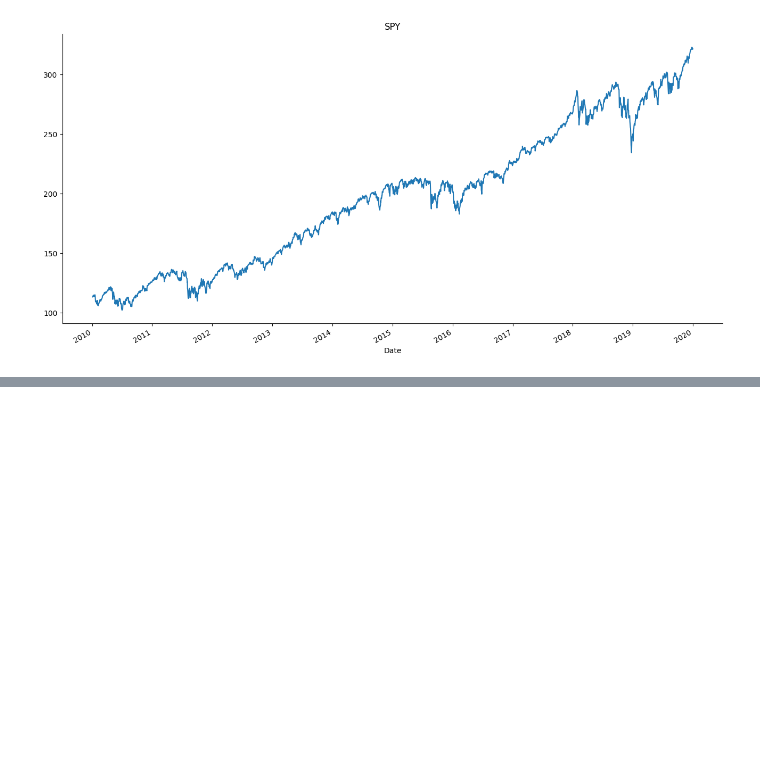
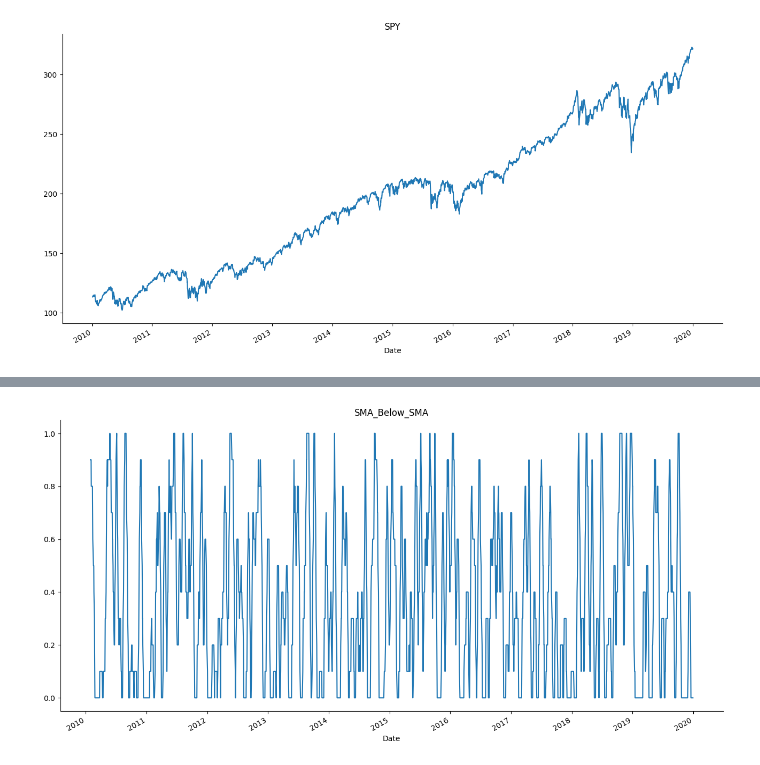
Before and after one commit to SimonaRoja/kevin, a Jupyter notebook: simple_moving_average.ipynb, the cells around one changed output, grey strips where cells are left out. Saved outputs shown, nothing was run; the diff lists cells and outputs as text; code cells hidden in the pictures; blank space fills up the shorter version.

```diff
--- a/simple_moving_average.ipynb
+++ b/simple_moving_average.ipynb
@@ -179,3 +191,4 @@ plt.gca().spines[['top', 'right']].set_visible(False)
 # %%
 # Create Simple Moving Average
 data['SMA'] = data[symbol].rolling(sma).mean()
+data = data.dropna()
@@ -183,0 +212,5 @@ KeyError: 'Price'
+# %%
+# Identify all Dates where the price is below SMA (more complexity with High & Low can be added afterwards)
+# Use 1 for True and 0 for False => Either to calculate afterwards
+
+data.loc[:, 'Price_Below_SMA'] = np.where(data['SMA'] > data[symbol], 1, 0)
@@ -183,0 +223,3 @@ KeyError: 'Price'
+# %%
+# Calculate the Simple Moving Average again - only if is all days below the value is 1
+data.loc[:, 'SMA_Below_SMA'] = data['Price_Below_SMA'].rolling(sma).mean()
@@ -183,0 +274,6 @@ KeyError: 'Price'
+# %%
+from matplotlib import pyplot as plt
+data['SMA_Below_SMA'].plot(kind='line', figsize=(16, 8), title='SMA_Below_SMA')
+plt.gca().spines[['top', 'right']].set_visible(False)
+# %% [output]
+[figure, added]
```
Also changed, not shown: parts of 7 cells of this notebook.
